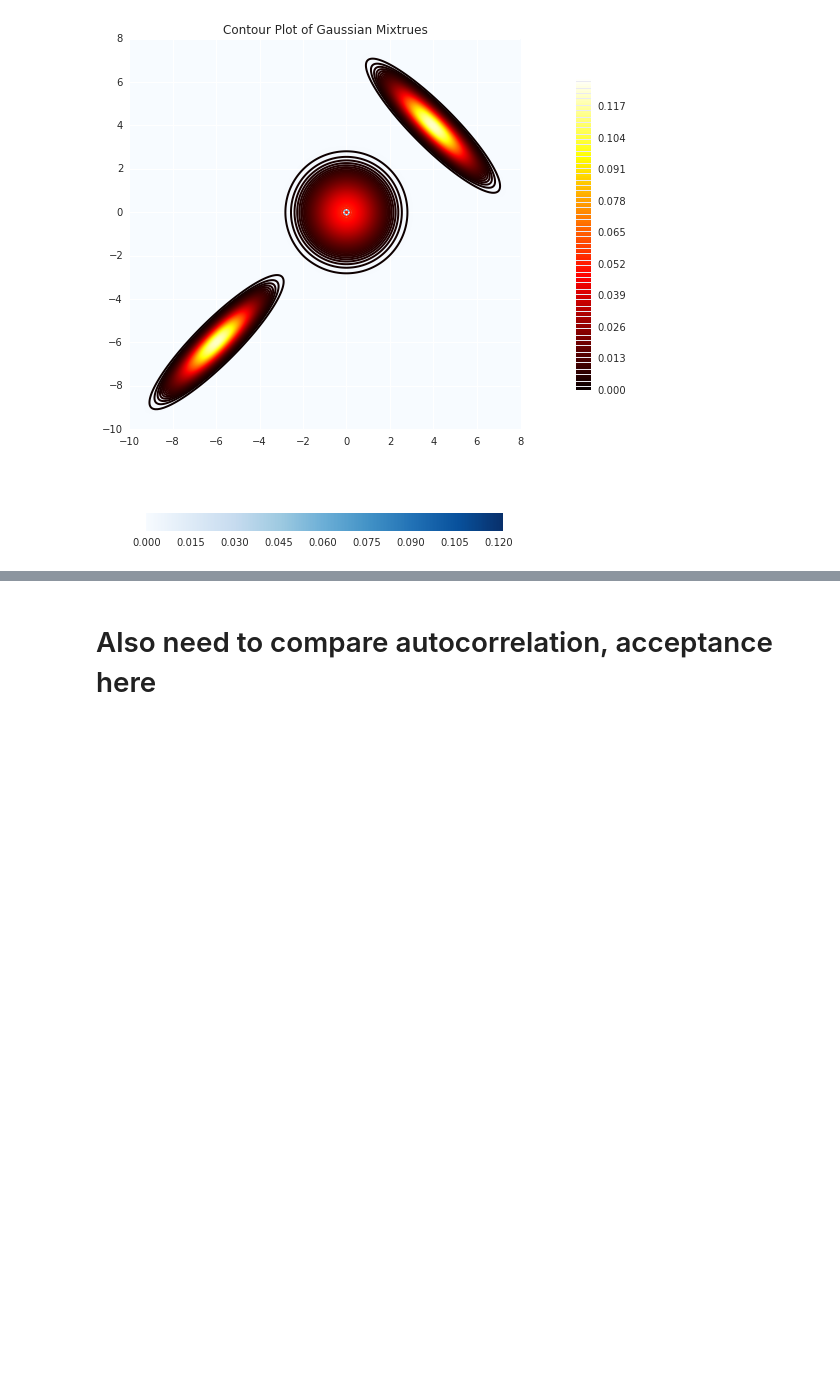
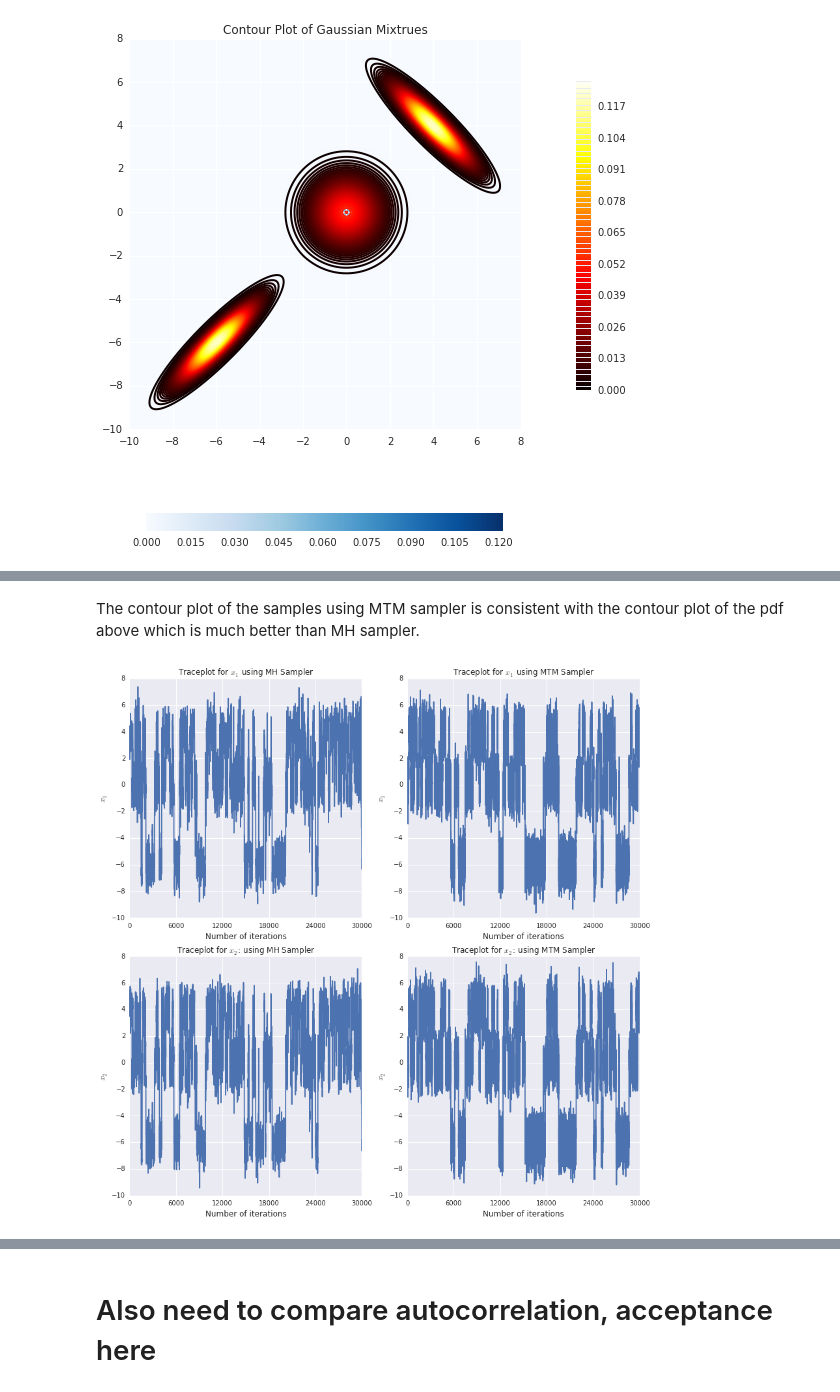
Before and after one commit to rache011857/663_project, a Jupyter notebook: finalupdate-Copy1.ipynb, the cells around one changed output, grey strips where cells are left out. Cells and saved outputs as stored; diff of their text form; code cells hidden in the pictures; blank space fills up the shorter version.

```diff
--- a/finalupdate-Copy1.ipynb
+++ b/finalupdate-Copy1.ipynb
@@ -486,0 +300,16 @@ sns.kdeplot(MTMsamples[:,0], MTMsamples[:,1], camps='Reds', kind="kde",shade=Tru
+# %%
+# same settings as MH sampler
+n_iter = 30000
+sigma = 2
+
+# the value of k, the number of trials each time
+M = 10
+
+# initial state
+X = stats.uniform.rvs(loc=-5, scale=10, size=2, random_state=None)
+
+# record the number of acceptances
+accept = 0
+
+# store the samples
+MTMsamples = np.zeros((n_iter,2))
@@ -486,0 +351,33 @@ sns.kdeplot(MTMsamples[:,0], MTMsamples[:,1], camps='Reds', kind="kde",shade=Tru
+# %% [markdown]
+The contour plot of the samples using MTM sampler is consistent with the contour plot of the pdf above which is much better than MH sampler.
+# %%
+fig, axes = plt.subplots(nrows=2, ncols=2, figsize=(12,12))
+xloc = plt.MaxNLocator(5)
+
+axes[0,0].plot(range(n_iter),MHsamples[:,0])
+axes[0,0].set_title("Traceplot for " r"$x_1$ using MH Sampler",size=12)
+axes[0,0].set_ylabel(r"$x_1$",size=12)
+axes[0,0].set_xlabel("Number of iterations",size=12)
+axes[0,0].xaxis.set_major_locator(xloc)
+
+axes[0,1].plot(range(n_iter),MTMsamples[:,0])
+axes[0,1].set_title("Traceplot for " r"$x_1$ using MTM Sampler",size=12)
+axes[0,1].set_ylabel(r"$x_1$",size=12)
+axes[0,1].set_xlabel("Number of iterations",size=12)
+axes[0,1].xaxis.set_major_locator(xloc)
+
+axes[1,0].plot(range(n_iter),MHsamples[:,1])
+axes[1,0].set_title("Traceplot for " r"$x_2$: using MH Sampler",size=12)
+axes[1,0].set_ylabel(r"$x_2$",size=12)
+axes[1,0].set_xlabel("Number of iterations",size=12)
+axes[1,0].xaxis.set_major_locator(xloc)
+
+axes[1,1].plot(range(n_iter),MTMsamples[:,1])
+axes[1,1].set_title("Traceplot for " r"$x_2$: using MTM Sampler",size=12)
+axes[1,1].set_ylabel(r"$x_2$",size=12)
+axes[1,1].set_xlabel("Number of iterations",size=12)
+axes[1,1].xaxis.set_major_locator(xloc)
+
+fig.tight_layout()
+# %% [output]
+[figure, added]
```
Also changed, not shown: parts of 36 cells of this notebook.
